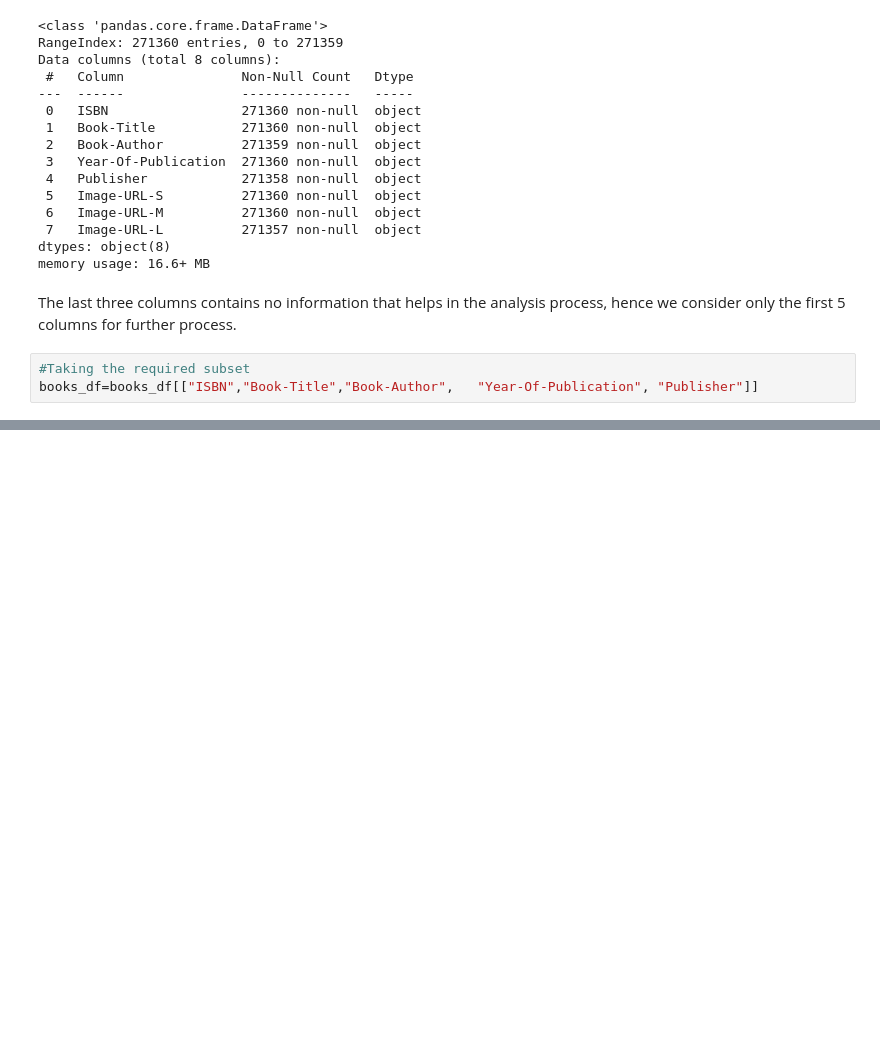
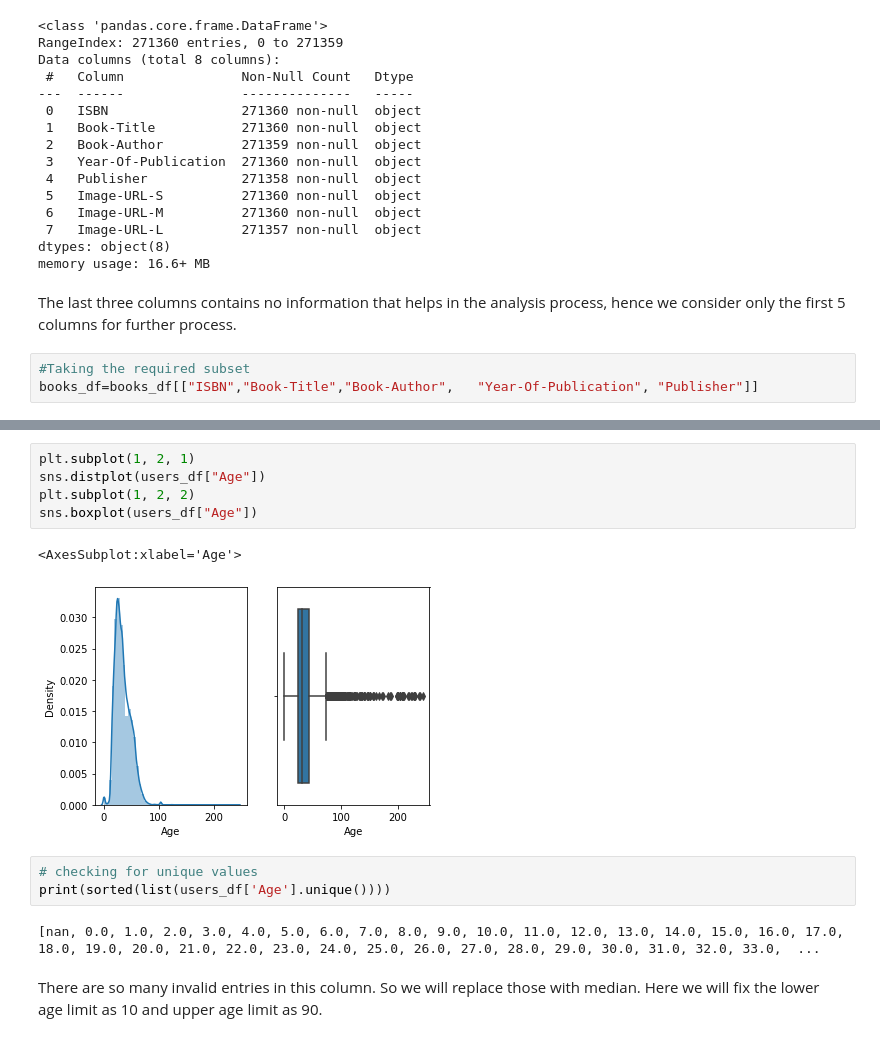
Before and after one commit to harsh15998/amazon, a Jupyter notebook: Untitled0.ipynb, the cells around one changed output, grey strips where cells are left out. Saved outputs shown, nothing was run; the diff lists cells and outputs as text; blank space fills up the shorter version.

```diff
--- a/Untitled0.ipynb
+++ b/Untitled0.ipynb
@@ -65,0 +264,15 @@ books_df=books_df[["ISBN","Book-Title","Book-Author",	"Year-Of-Publication", "Pu
+# %%
+plt.subplot(1, 2, 1)
+sns.distplot(users_df["Age"])
+plt.subplot(1, 2, 2)
+sns.boxplot(users_df["Age"])
+# %% [output]
+<AxesSubplot:xlabel='Age'>
+[figure, added]
+# %%
+# checking for unique values
+print(sorted(list(users_df['Age'].unique())))
+# %% [output]
+[nan, 0.0, 1.0, 2.0, 3.0, 4.0, 5.0, 6.0, 7.0, 8.0, 9.0, 10.0, 11.0, 12.0, 13.0, 14.0, 15.0, 16.0, 17.0, 18.0, 19.0, 20.0, 21.0, 22.0, 23.0, 24.0, 25.0, 26.0, 27.0, 28.0, 29.0, 30.0, 31.0, 32.0, 33.0,  ...
+# %% [markdown]
+There are so many invalid entries in this column. So we will replace those with median. Here we will fix the lower age limit as 10 and upper age limit as 90.
```
Also changed, not shown: parts of 165 cells of this notebook.
